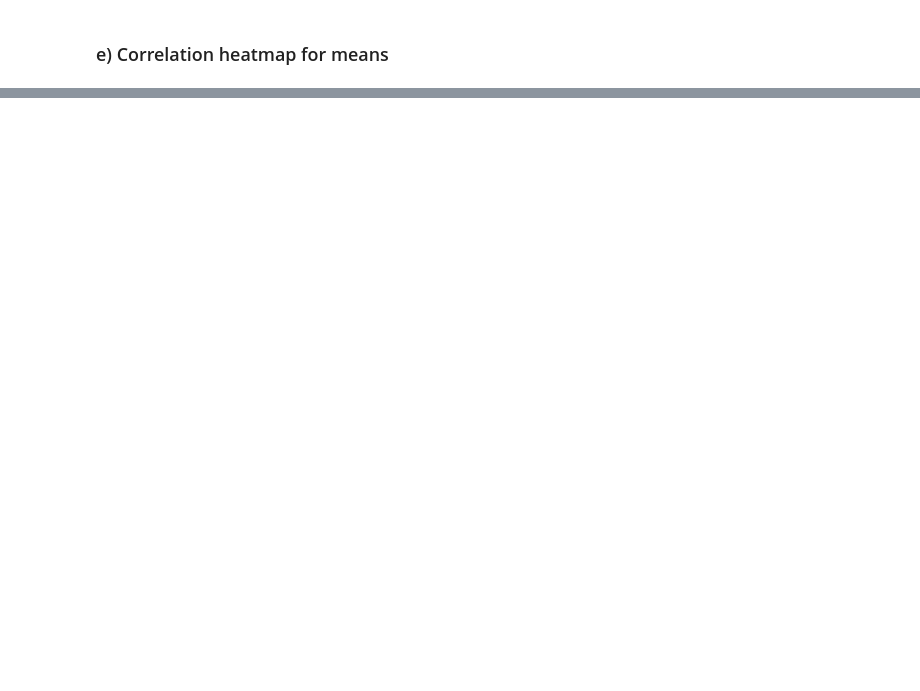
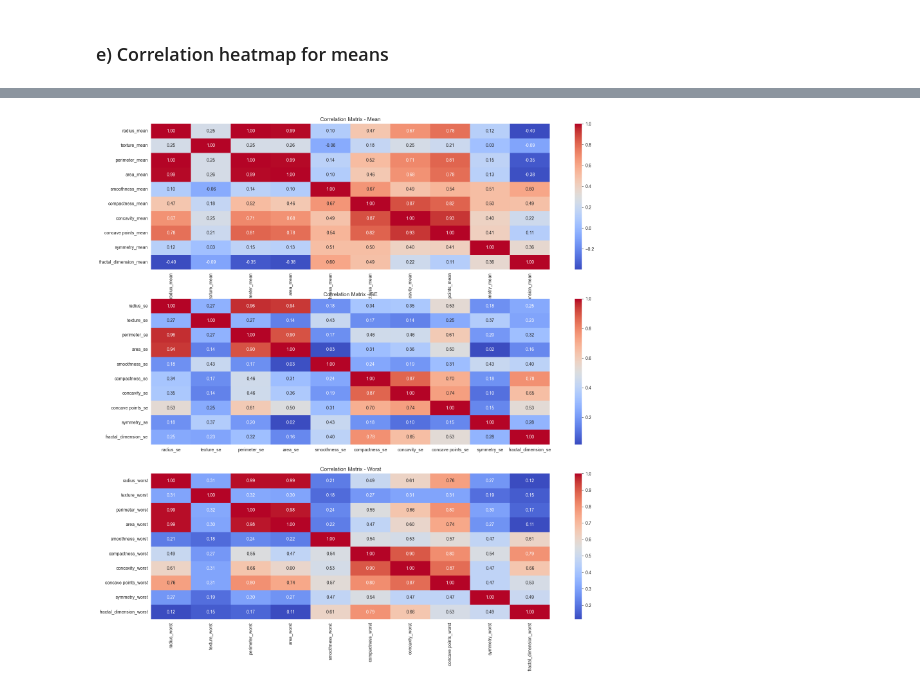
Before and after one commit to matijapavlovic8/breast-cancer-classification, a Jupyter notebook: breast-cancer-classification.ipynb, the cells around one changed output, grey strips where cells are left out. Cells and saved outputs as stored; diff of their text form; code cells hidden in the pictures; blank space fills up the shorter version.

Commit message:
Outlier removal and feature selection.

```diff
--- a/breast-cancer-classification.ipynb
+++ b/breast-cancer-classification.ipynb
@@ -181,0 +184,15 @@ plt.show()
+# %%
+def remove_rows_with_outliers(data):
+    numeric_data = data.select_dtypes(include=['number'])  # Select only numeric columns
+    Q1 = numeric_data.quantile(0.25)
+    Q3 = numeric_data.quantile(0.75)
+    IQR = Q3 - Q1
+
+    lower_bound = Q1 - 2.0 * IQR
+    upper_bound = Q3 + 2.0 * IQR
+
+    no_outliers = data[~((numeric_data < lower_bound) | (numeric_data > upper_bound)).any(axis=1)]
+
+    return no_outliers
+data_no_outliers = remove_rows_with_outliers(data)
+display(data_no_outliers)
@@ -181,0 +219,71 @@ plt.show()
+# %%
+# numeric_data = data_no_outliers.select_dtypes(include=['number'])
+#
+# correlation_matrix = numeric_data.corr()
+#
+# plt.figure(figsize=(20, 10))
+# sns.heatmap(correlation_matrix, annot=True, cmap='coolwarm', fmt=".2f")
+# plt.show()
+#
+# threshold = 0.7
+# correlated_features = set()
+#
+# for i in range(len(correlation_matrix.columns)):
+#     for j in range(i):
+#         if abs(correlation_matrix.iloc[i, j]) > threshold:
+#             colname = correlation_matrix.columns[i]
+#             correlated_features.add(colname)
+#
+#
+# data_no_correlation = data_no_outliers.drop(correlated_features, axis=1)
+#
+# display(data_no_correlation)
+mean_data = data_no_outliers.select_dtypes(include=['number']).filter(like='_mean')
+se_data = data_no_outliers.select_dtypes(include=['number']).filter(like='_se')
+worst_data = data_no_outliers.select_dtypes(include=['number']).filter(like='_worst')
+
+# Create separate correlation matrices for 'mean', 'se', and 'worst' subsets
+correlation_matrix_mean = mean_data.corr()
+correlation_matrix_se = se_data.corr()
+correlation_matrix_worst = worst_data.corr()
+
+fig, axes = plt.subplots(3, 1, figsize=(20, 20))
+
+sns.heatmap(correlation_matrix_mean, annot=True, cmap='coolwarm', fmt=".2f", ax=axes[0])
+axes[0].set_title("Correlation Matrix - Mean")
+
+sns.heatmap(correlation_matrix_se, annot=True, cmap='coolwarm', fmt=".2f", ax=axes[1])
+axes[1].set_title("Correlation Matrix - SE")
+
+sns.heatmap(correlation_matrix_worst, annot=True, cmap='coolwarm', fmt=".2f", ax=axes[2])
+axes[2].set_title("Correlation Matrix - Worst")
+
+plt.show()
+
+threshold = 0.7
+
+correlated_features_mean = set()
+correlated_features_se = set()
+correlated_features_worst = set()
+
+def find_correlated_features(correlation_matrix, threshold, correlated_features):
+    for i in range(len(correlation_matrix.columns)):
+        for j in range(i):
+            if abs(correlation_matrix.iloc[i, j]) > threshold:
+                colname = correlation_matrix.columns[i]
+                correlated_features.add(colname)
+
+
+find_correlated_features(correlation_matrix_mean, threshold, correlated_features_mean)
+find_correlated_features(correlation_matrix_se, threshold, correlated_features_se)
+find_correlated_features(correlation_matrix_worst, threshold, correlated_features_worst)
+
+data_no_correlation_mean = mean_data.drop(correlated_features_mean, axis=1)
+data_no_correlation_se = se_data.drop(correlated_features_se, axis=1)
+data_no_correlation_worst = worst_data.drop(correlated_features_worst, axis=1)
+
+data_no_correlation = pd.concat([data_no_correlation_mean, data_no_correlation_se, data_no_correlation_worst], axis=1)
+
+display(data_no_correlation)
+# %% [output]
+[figure, added]
```
Also changed, not shown: parts of 9 cells of this notebook.
